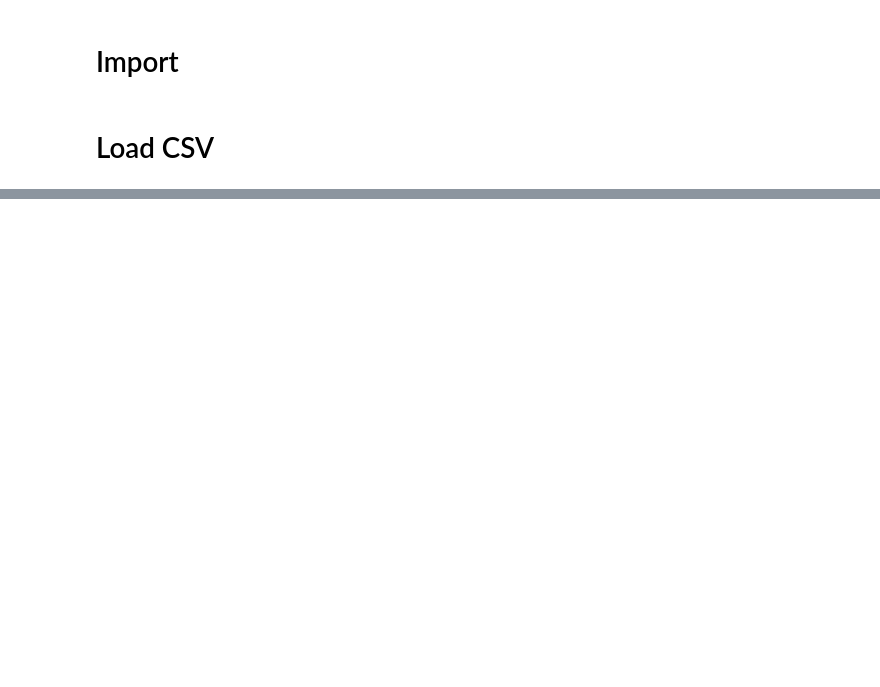
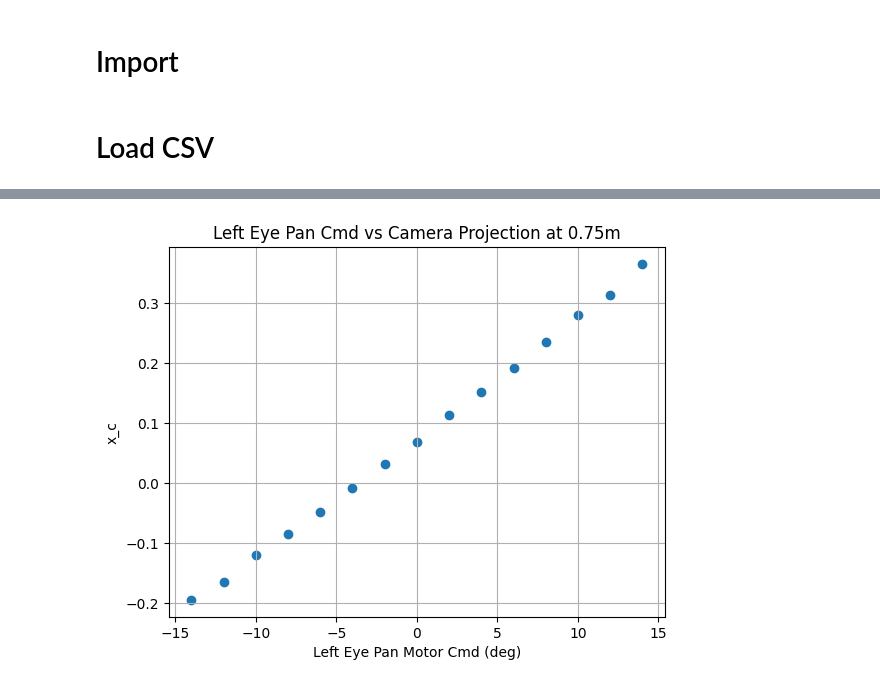
Before and after one commit to jpmnieles/grace_dl, a Jupyter notebook: notebooks/240910_DatasetPlotting.ipynb, the cells around one changed output, grey strips where cells are left out. Cells and saved outputs as stored; diff of their text form; code cells hidden in the pictures; blank space fills up the shorter version.

```diff
--- a/notebooks/240910_DatasetPlotting.ipynb
+++ b/notebooks/240910_DatasetPlotting.ipynb
@@ -33,0 +74,10 @@ Total: 209731
+# %%
+# Left Eye Pan Cmd vs Projection
+plt.figure()
+plt.scatter(zero_df_075m['cmd_theta_left_eye_pan'],zero_df_075m['x_c_l'])
+plt.xlabel('Left Eye Pan Motor Cmd (deg)')
+plt.ylabel('x_c')
+plt.title('Left Eye Pan Cmd vs Camera Projection at 0.75m')
+plt.grid()
+# %% [output]
+[figure, added]
```
Also changed, not shown: parts of 119 cells of this notebook.
